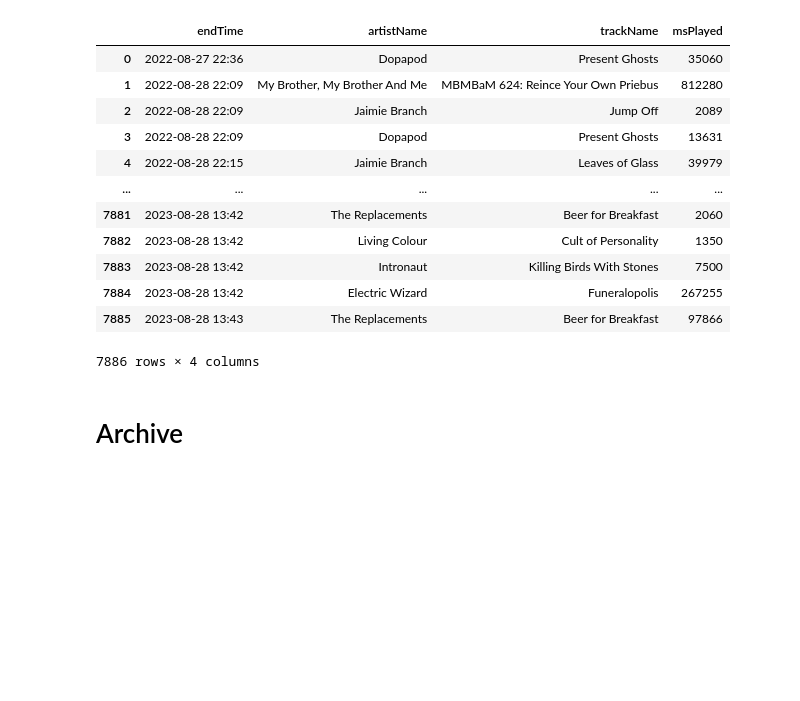
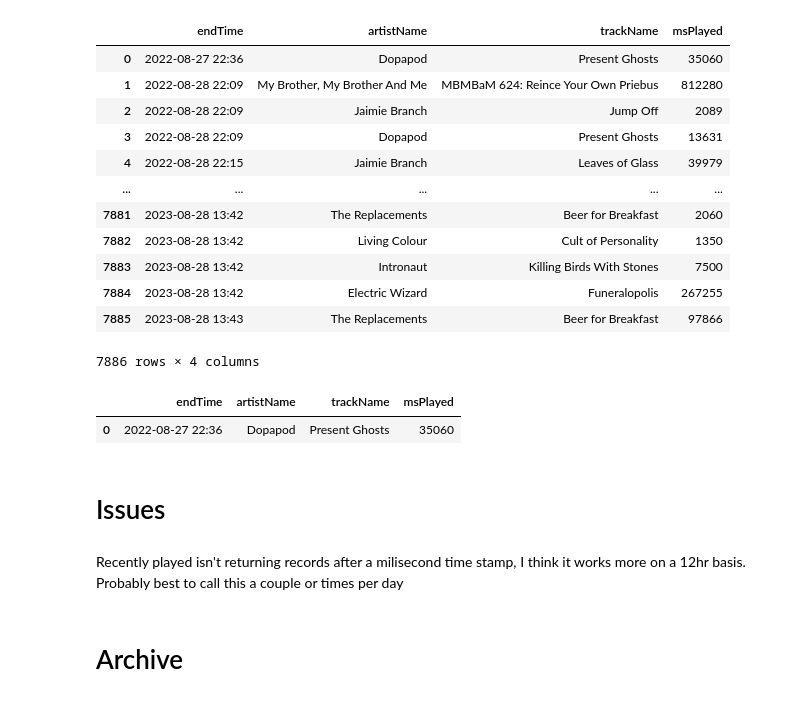
Before and after one commit to spryger-zz/explore_spotify, a Jupyter notebook: spotify_data_analysis.ipynb, the cells around one changed output. Cells and saved outputs as stored; diff of their text form; code cells hidden in the pictures; blank space fills up the shorter version.

```diff
--- a/spotify_data_analysis.ipynb
+++ b/spotify_data_analysis.ipynb
@@ -345,11 +377,20 @@ df_test
 | 7884 | 2023-08-28 13:42 | Electric Wizard | Funeralopolis | 267255 |
 | 7885 | 2023-08-28 13:43 | The Replacements | Beer for Breakfast | 97866 |
 7886 rows × 4 columns
+# %%
+df_test.iloc[:1]
+# %% [output]
+|  | endTime | artistName | trackName | msPlayed |
+| 0 | 2022-08-27 22:36 | Dopapod | Present Ghosts | 35060 |
 # %%
 list_index = 0
 for i in playlist_data:
     print(i['name'],'index:',list_index)
     list_index += 1
+# %% [markdown]
+# Issues
+# %% [markdown]
+Recently played isn't returning records after a milisecond time stamp, I think it works more on a 12hr basis. Probably best to call this a couple or times per day
 # %% [markdown]
 # Archive
 # %% [markdown]
```
Also changed, not shown: parts of 44 cells of this notebook.
